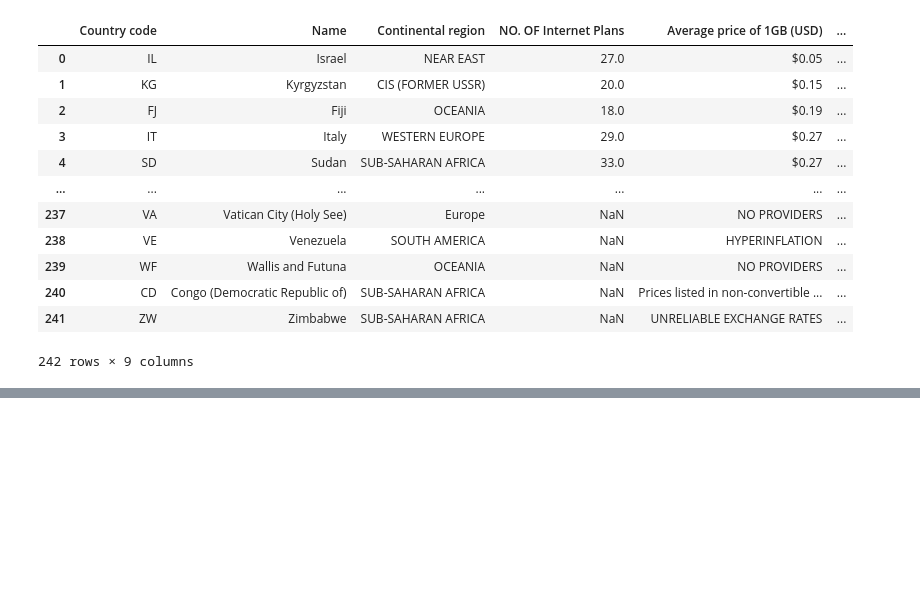
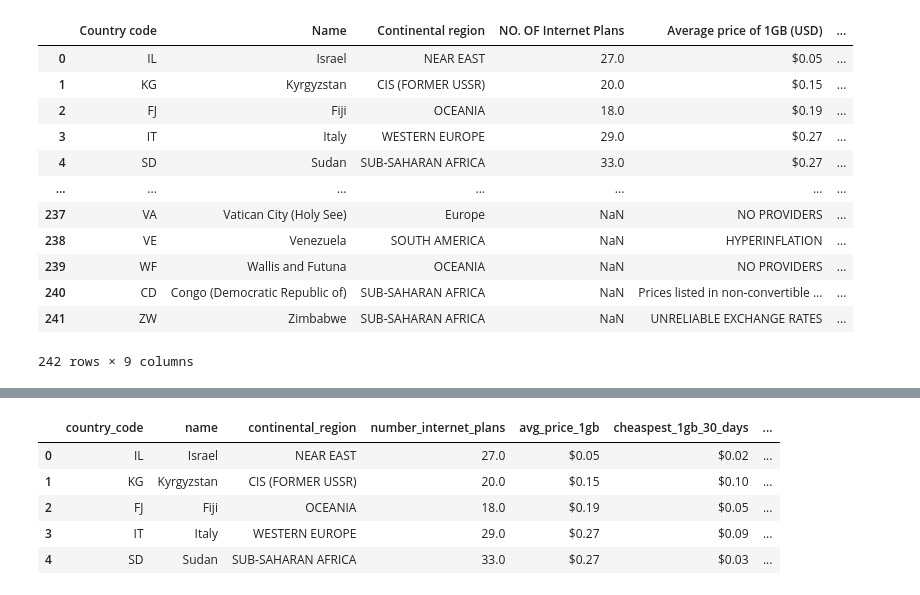
Before and after one commit to BiancaTaisePommerening/Internet_Prices, a Jupyter notebook: exploratory_analysis.ipynb, the cells around one changed output, grey strips where cells are left out. Saved outputs shown, nothing was run; the diff lists cells and outputs as text; code cells hidden in the pictures; blank space fills up the shorter version.

```diff
--- a/exploratory_analysis.ipynb
+++ b/exploratory_analysis.ipynb
@@ -32,3 +47,13 @@ internet_prices_df
+# %%
+internet_prices_df = internet_prices_df.rename(columns={"Country code": "country_code", "Name": "name", "Continental region": "continental_region", "NO. OF Internet Plans ": "number_internet_plans", "Average price of 1GB (USD)": "avg_price_1gb", "Cheapest 1GB for 30 days (USD)": "cheaspest_1gb_30_days", "Most expensive 1GB (USD)":"most_expensive_1gb", "Average price of 1GB (USD  at the start of 2021)": "avg_price_1gb_starting_2021", "Average price of 1GB (USD – at start of 2020)": "avg_price_1gb_starting_2020"})
+internet_prices_df.head()
+# %% [output]
+|  | country_code | name | continental_region | number_internet_plans | avg_price_1gb | cheaspest_1gb_30_days | ... |
+| 0 | IL | Israel | NEAR EAST | 27.0 | $0.05 | $0.02 | ... |
+| 1 | KG | Kyrgyzstan | CIS (FORMER USSR) | 20.0 | $0.15 | $0.10 | ... |
+| 2 | FJ | Fiji | OCEANIA | 18.0 | $0.19 | $0.05 | ... |
+| 3 | IT | Italy | WESTERN EUROPE | 29.0 | $0.27 | $0.09 | ... |
+| 4 | SD | Sudan | SUB-SAHARAN AFRICA | 33.0 | $0.27 | $0.03 | ... |
 # %%
 internet_prices_df.describe()
 # %% [output]
```
Also changed, not shown: parts of 7 cells of this notebook.
